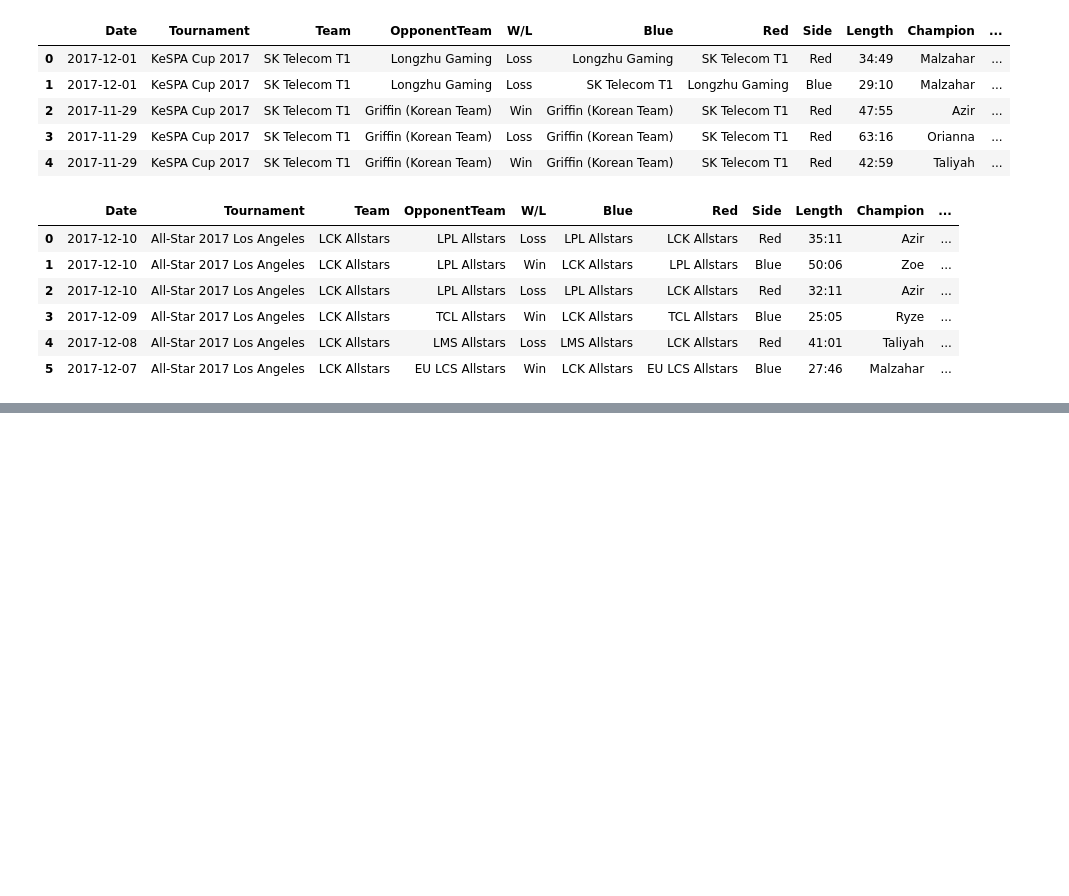
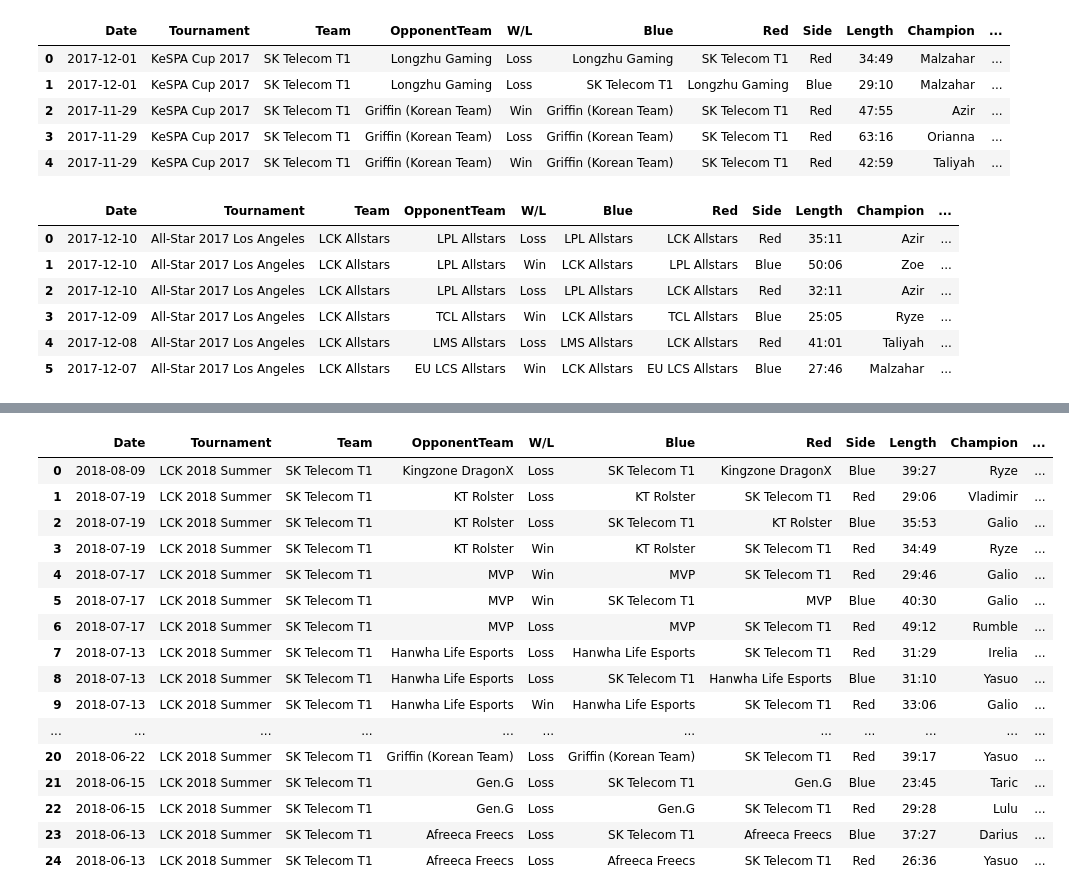
Before and after one commit to benbielin/lol-esports-stats, a Jupyter notebook: faker-stats.ipynb, the cells around one changed output, grey strips where cells are left out. Cells and saved outputs as stored; diff of their text form; code cells hidden in the pictures; blank space fills up the shorter version.

```diff
--- a/faker-stats.ipynb
+++ b/faker-stats.ipynb
@@ -1000,0 +1076,23 @@ faker_2017_all_stars.to_csv('faker_2017_all_stars.csv')
+# %%
+url = 'https://lol.fandom.com/wiki/Special:RunQuery/MatchHistoryPlayer?MHP%5Bpreload%5D=Player&MHP%5Blink%5D=Faker&MHP%5Btournament%5D=LCK+2018+Summer&MHP%5Bshowstats%5D=2018&_run='
+table=get_html_table(url)
+faker_2018_summer = get_tournament_df(table)
+faker_2018_summer
+# %% [output]
+|  | Date | Tournament | Team | OpponentTeam | W/L | Blue | Red | Side | Length | Champion | ... |
+| 0 | 2018-08-09 | LCK 2018 Summer | SK Telecom T1 | Kingzone DragonX | Loss | SK Telecom T1 | Kingzone DragonX | Blue | 39:27 | Ryze | ... |
+| 1 | 2018-07-19 | LCK 2018 Summer | SK Telecom T1 | KT Rolster | Loss | KT Rolster | SK Telecom T1 | Red | 29:06 | Vladimir | ... |
+| 2 | 2018-07-19 | LCK 2018 Summer | SK Telecom T1 | KT Rolster | Loss | SK Telecom T1 | KT Rolster | Blue | 35:53 | Galio | ... |
+| 3 | 2018-07-19 | LCK 2018 Summer | SK Telecom T1 | KT Rolster | Win | KT Rolster | SK Telecom T1 | Red | 34:49 | Ryze | ... |
+| 4 | 2018-07-17 | LCK 2018 Summer | SK Telecom T1 | MVP | Win | MVP | SK Telecom T1 | Red | 29:46 | Galio | ... |
+| 5 | 2018-07-17 | LCK 2018 Summer | SK Telecom T1 | MVP | Win | SK Telecom T1 | MVP | Blue | 40:30 | Galio | ... |
+| 6 | 2018-07-17 | LCK 2018 Summer | SK Telecom T1 | MVP | Loss | MVP | SK Telecom T1 | Red | 49:12 | Rumble | ... |
+| 7 | 2018-07-13 | LCK 2018 Summer | SK Telecom T1 | Hanwha Life Esports | Loss | Hanwha Life Esports | SK Telecom T1 | Red | 31:29 | Irelia | ... |
+| 8 | 2018-07-13 | LCK 2018 Summer | SK Telecom T1 | Hanwha Life Esports | Loss | SK Telecom T1 | Hanwha Life Esports | Blue | 31:10 | Yasuo | ... |
+| 9 | 2018-07-13 | LCK 2018 Summer | SK Telecom T1 | Hanwha Life Esports | Win | Hanwha Life Esports | SK Telecom T1 | Red | 33:06 | Galio | ... |
+| ... | ... | ... | ... | ... | ... | ... | ... | ... | ... | ... | ... |
+| 20 | 2018-06-22 | LCK 2018 Summer | SK Telecom T1 | Griffin (Korean Team) | Loss | Griffin (Korean Team) | SK Telecom T1 | Red | 39:17 | Yasuo | ... |
+| 21 | 2018-06-15 | LCK 2018 Summer | SK Telecom T1 | Gen.G | Loss | SK Telecom T1 | Gen.G | Blue | 23:45 | Taric | ... |
+| 22 | 2018-06-15 | LCK 2018 Summer | SK Telecom T1 | Gen.G | Loss | Gen.G | SK Telecom T1 | Red | 29:28 | Lulu | ... |
+| 23 | 2018-06-13 | LCK 2018 Summer | SK Telecom T1 | Afreeca Freecs | Loss | SK Telecom T1 | Afreeca Freecs | Blue | 37:27 | Darius | ... |
+| 24 | 2018-06-13 | LCK 2018 Summer | SK Telecom T1 | Afreeca Freecs | Loss | Afreeca Freecs | SK Telecom T1 | Red | 26:36 | Yasuo | ... |
```
Also changed, not shown: parts of 12 cells of this notebook.
